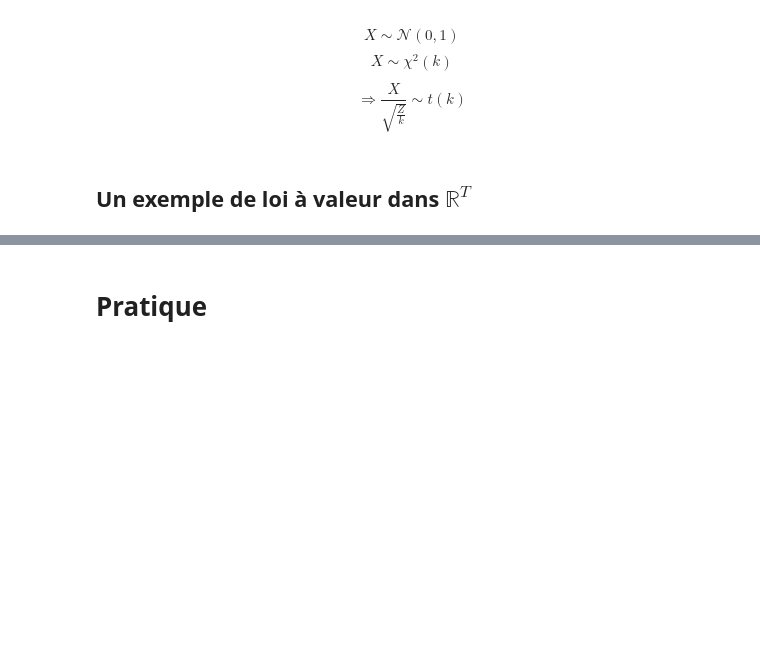
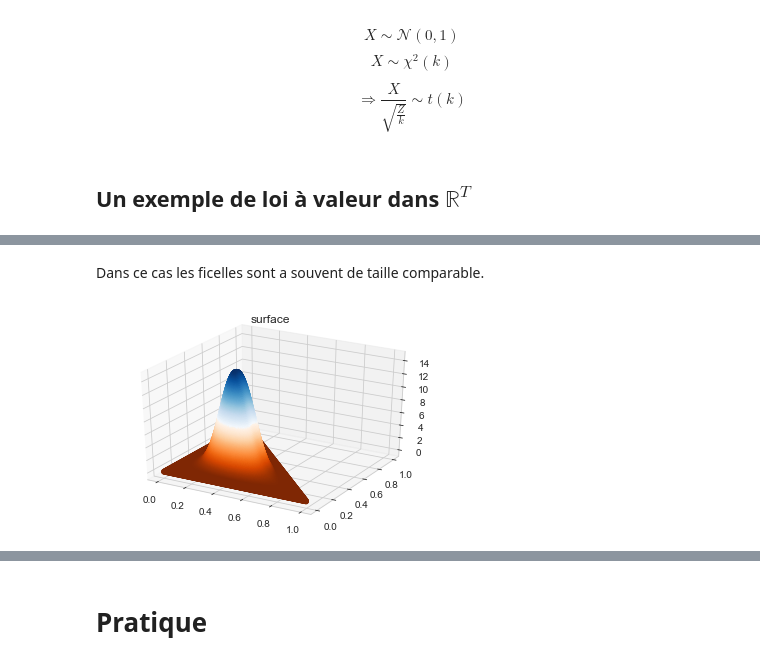
Before and after one commit to JJublanc/statistics_tools, a Jupyter notebook: loi_de_probabilite.ipynb, the cells around one changed output, grey strips where cells are left out. Drawn from its saved outputs; the diff is of its cells as text; code cells hidden in the pictures; blank space fills up the shorter version.

```diff
--- a/loi_de_probabilite.ipynb
+++ b/loi_de_probabilite.ipynb
@@ -266,0 +345,6 @@ __La distribution de Dirichlet__
+# %% [markdown]
+Dans ce cas les ficelles sont a souvent de taille comparable.
+# %%
+plot_dirichlet([6,6,6],300)
+# %% [output]
+[figure, added]
```
Also changed, not shown: parts of 22 cells of this notebook, 4 other files.
